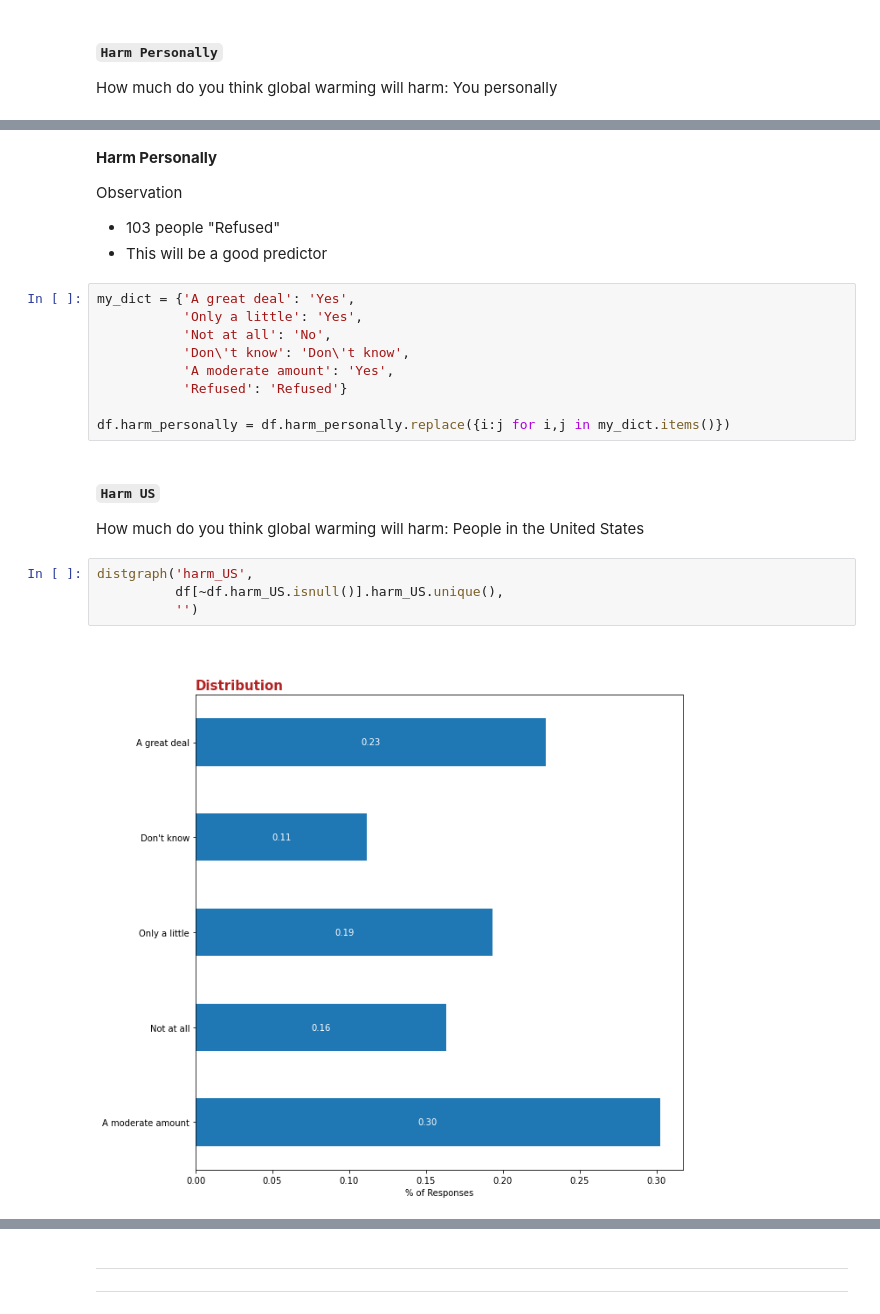
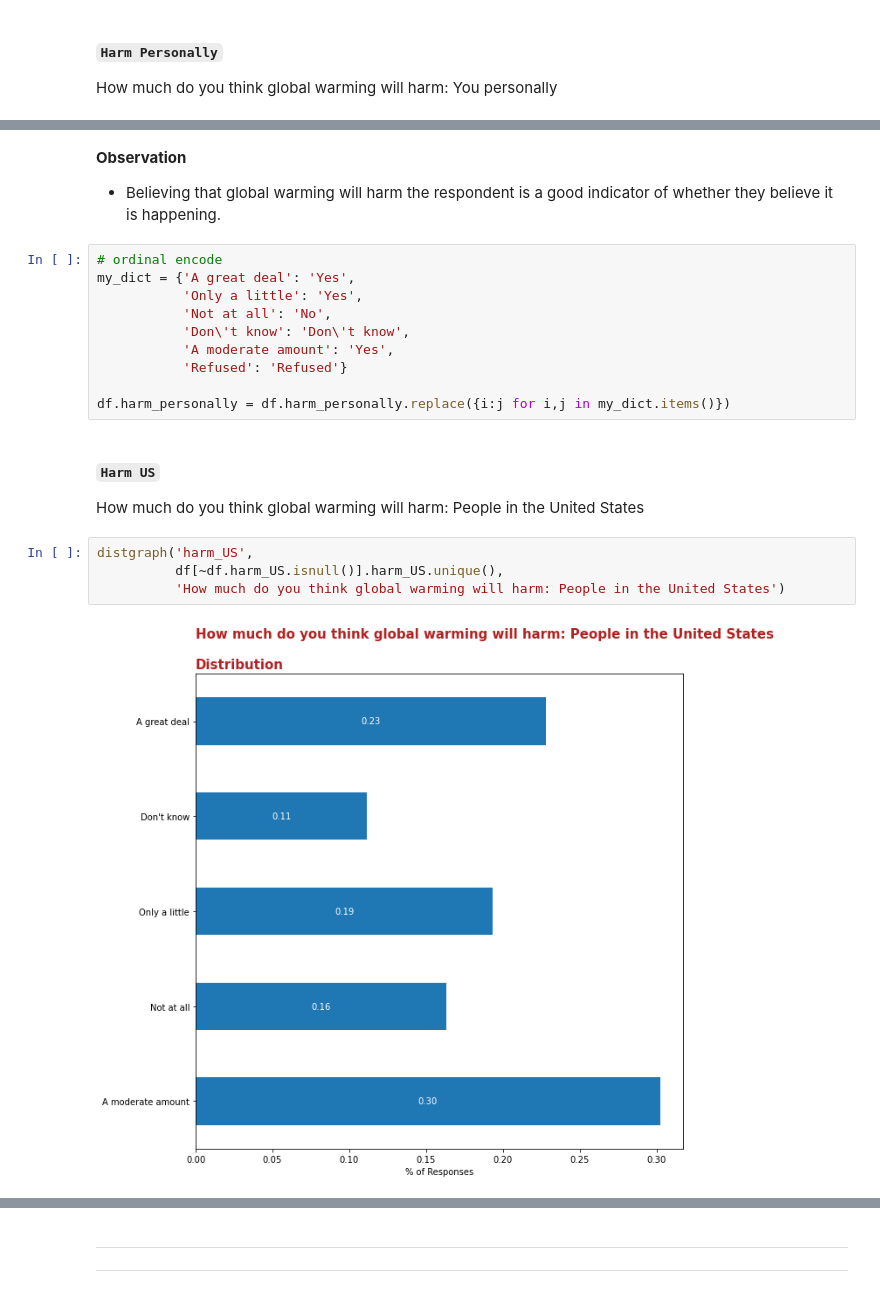
Before and after one commit to sabaiitj/Climate-Change-Survey, a Jupyter notebook: code/aggregate_eda.ipynb, the cells around one changed output, grey strips where cells are left out. Drawn from its saved outputs; the diff is of its cells as text.

```diff
--- a/code/aggregate_eda.ipynb
+++ b/code/aggregate_eda.ipynb
@@ -517,10 +519,8 @@ propgraph('harm_personally',
 # %% [markdown]
-**Harm Personally**
-
-Observation
-- 103 people "Refused"
-- This will be a good predictor
+**Observation**
+  * Believing that global warming will harm the respondent is a good indicator of whether they believe it is happening.
 # %%
+# ordinal encode
 my_dict = {'A great deal': 'Yes',
            'Only a little': 'Yes',
            'Not at all': 'No',
@@ -535,9 +535,9 @@ How much do you think global warming will harm: People in the United States
 # %%
 distgraph('harm_US',
           df[~df.harm_US.isnull()].harm_US.unique(),
-          '')
+          'How much do you think global warming will harm: People in the United States')
 # %% [output]
-[figure, old version]
+[figure, new version]
 # %%
 propgraph('harm_US',
           df[~df.harm_US.isnull()].harm_US.unique(),
```
Also changed, not shown: parts of 8 cells of this notebook.
